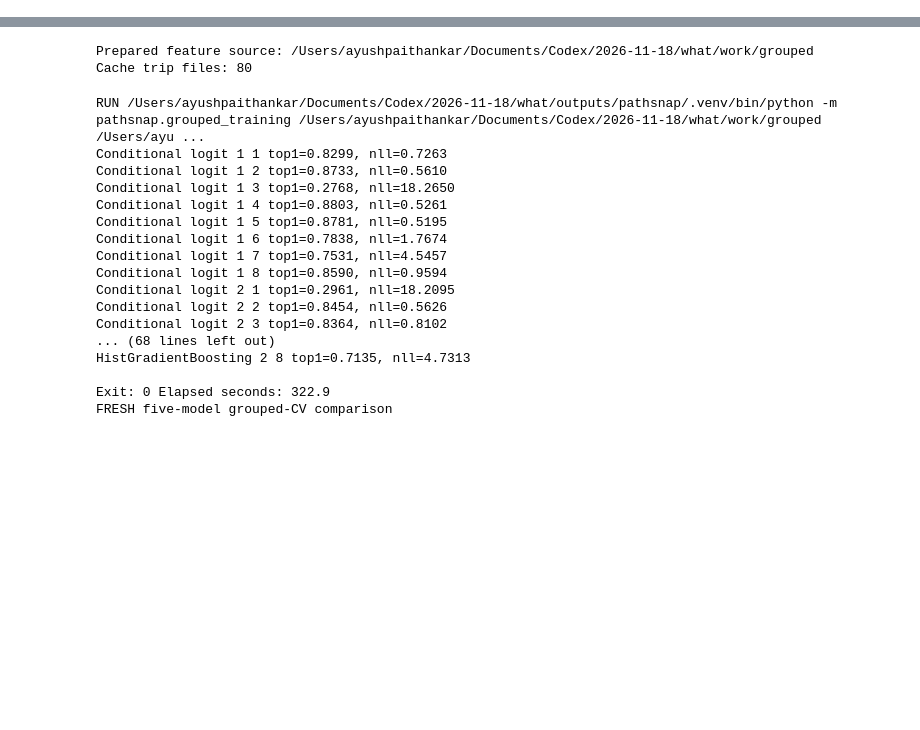
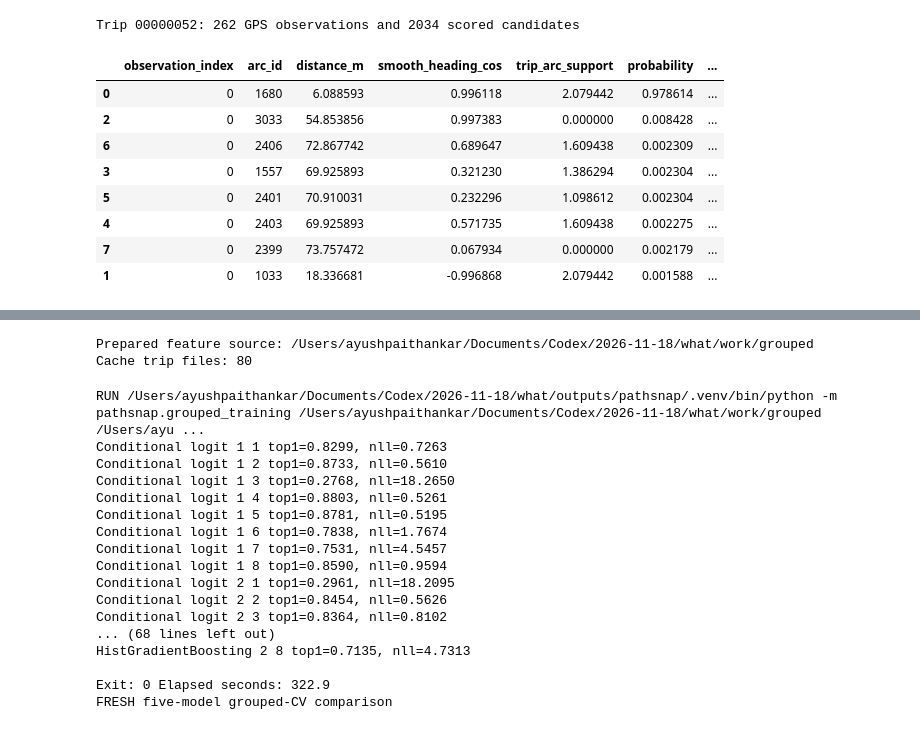
Before and after one commit to Ayushpaithankar/PathSnap, a Jupyter notebook: notebooks/PathSnap_Colab.ipynb, the cells around one changed output, grey strips where cells are left out. Drawn from its saved outputs; the diff is of its cells as text; code cells hidden in the pictures; blank space fills up the shorter version.

```diff
--- a/notebooks/PathSnap_Colab.ipynb
+++ b/notebooks/PathSnap_Colab.ipynb
@@ -46,0 +72,35 @@ Training trips: 80 Student-test trips: 10
+# %%
+from pathsnap.candidates import predict_trip
+from pathsnap.core import load_reference, load_trip
+from pathsnap.ordered_labels import align
+from pathsnap.grouped_features import make_candidates
+from pathsnap.pipeline import model_trip, reconstruct, metrics
+from threadpoolctl import threadpool_limits
+
+trip_id = '00000052'
+track, nodes, arcs = load_trip(raw, 'student_test', trip_id)
+trip = model_trip(trip_id, track, nodes, arcs)
+with threadpool_limits(limits=1):
+    observations, candidates = predict_trip(trip, artifact)
+reference = load_reference(raw, 'student_test', trip_id)
+labels, _, _ = align(trip, reference)
+_, features = make_candidates(trip, context=True)
+sample_index = int(candidates.groupby('observation_index').size().idxmax())
+keys = ['observation_index', 'arc_id']
+sample = features.loc[features.observation_index == sample_index,
+    keys + ['distance_m', 'smooth_heading_cos', 'trip_arc_support']].merge(
+        candidates[keys + ['probability']], on=keys, validate='one_to_one')
+sample['matches_aligned_reference'] = sample.arc_id == labels[sample_index]
+print(f'Trip {trip_id}: {len(track)} GPS observations and {len(candidates)} scored candidates')
+display(sample.sort_values('probability', ascending=False))
+# %% [output]
+Trip 00000052: 262 GPS observations and 2034 scored candidates
+|  | observation_index | arc_id | distance_m | smooth_heading_cos | trip_arc_support | probability | ... |
+| 0 | 0 | 1680 | 6.088593 | 0.996118 | 2.079442 | 0.978614 | ... |
+| 2 | 0 | 3033 | 54.853856 | 0.997383 | 0.000000 | 0.008428 | ... |
+| 6 | 0 | 2406 | 72.867742 | 0.689647 | 1.609438 | 0.002309 | ... |
+| 3 | 0 | 1557 | 69.925893 | 0.321230 | 1.386294 | 0.002304 | ... |
+| 5 | 0 | 2401 | 70.910031 | 0.232296 | 1.098612 | 0.002304 | ... |
+| 4 | 0 | 2403 | 69.925893 | 0.571735 | 1.609438 | 0.002275 | ... |
+| 7 | 0 | 2399 | 73.757472 | 0.067934 | 0.000000 | 0.002179 | ... |
+| 1 | 0 | 1033 | 18.336681 | -0.996868 | 2.079442 | 0.001588 | ... |
```
Also changed, not shown: parts of 35 cells of this notebook, 3 other files.
